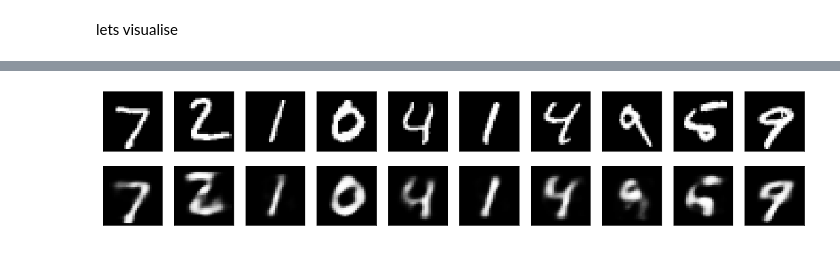
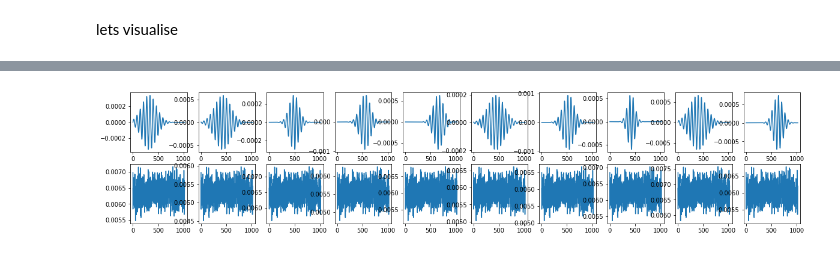
Before and after one commit to Clarke-Jools-36/diss-gw, a Jupyter notebook: autoencoder_v1.ipynb, the cells around one changed output, grey strips where cells are left out. Cells and saved outputs as stored; diff of their text form; code cells hidden in the pictures.

```diff
--- a/autoencoder_v1.ipynb
+++ b/autoencoder_v1.ipynb
@@ -251,23 +251,19 @@ decoded_imgs = decoder.predict(encoded_imgs)
 # %%
 # Use Matplotlib (don't ask)
 import matplotlib.pyplot as plt
 
 n = 10  # How many digits we will display
 plt.figure(figsize=(20, 4))
 for i in range(n):
     # Display original
     ax = plt.subplot(2, n, i + 1)
-    plt.imshow(x_test[i].reshape(28, 28))
-    plt.gray()
-    ax.get_xaxis().set_visible(False)
-    ax.get_yaxis().set_visible(False)
+    plt.plot(x_test[i])
+
 
     # Display reconstruction
     ax = plt.subplot(2, n, i + 1 + n)
-    plt.imshow(decoded_imgs[i].reshape(28, 28))
-    plt.gray()
-    ax.get_xaxis().set_visible(False)
-    ax.get_yaxis().set_visible(False)
+    plt.plot(decoded_imgs[i])
+
 plt.show()
 # %% [output]
-[figure, old version]
+[figure, new version]
```
Also changed, not shown: parts of 4 cells of this notebook.
